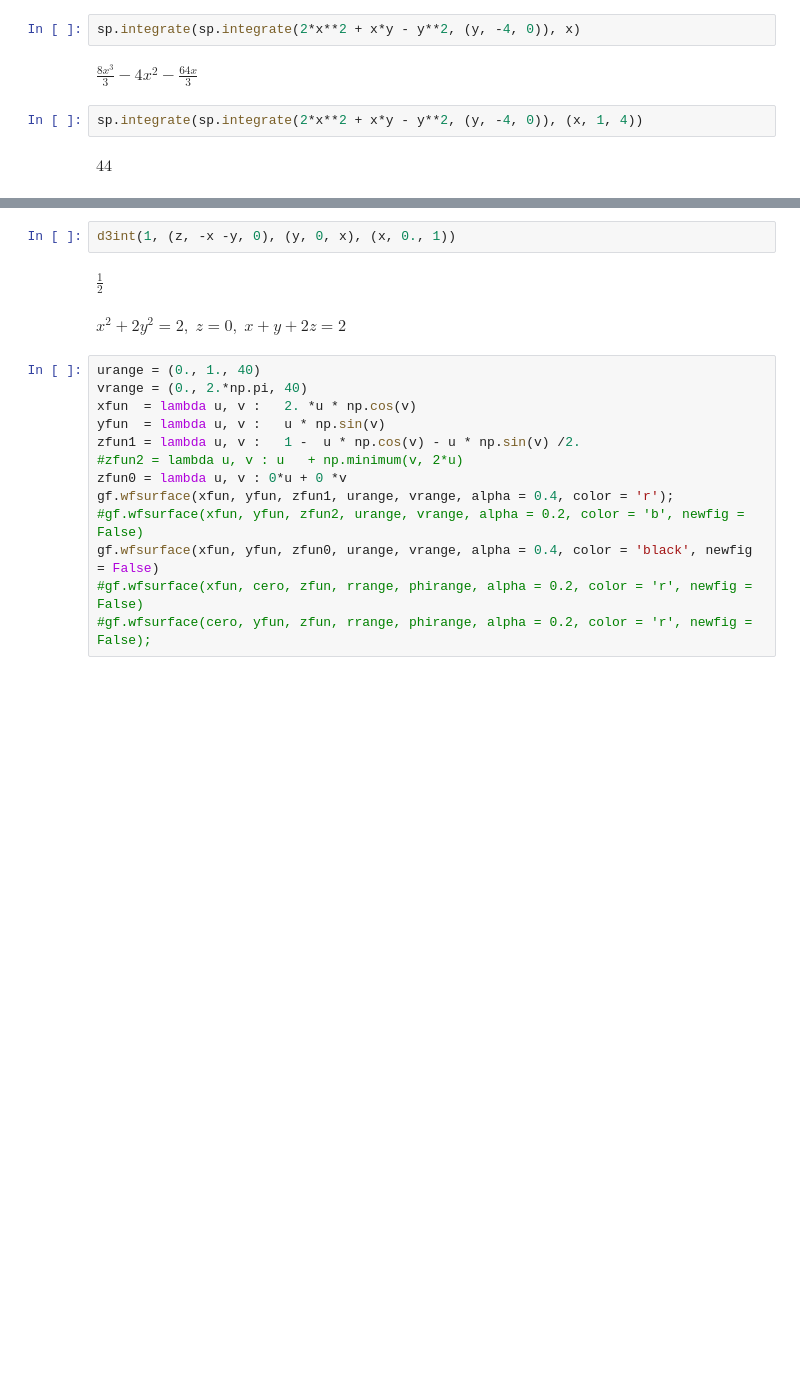
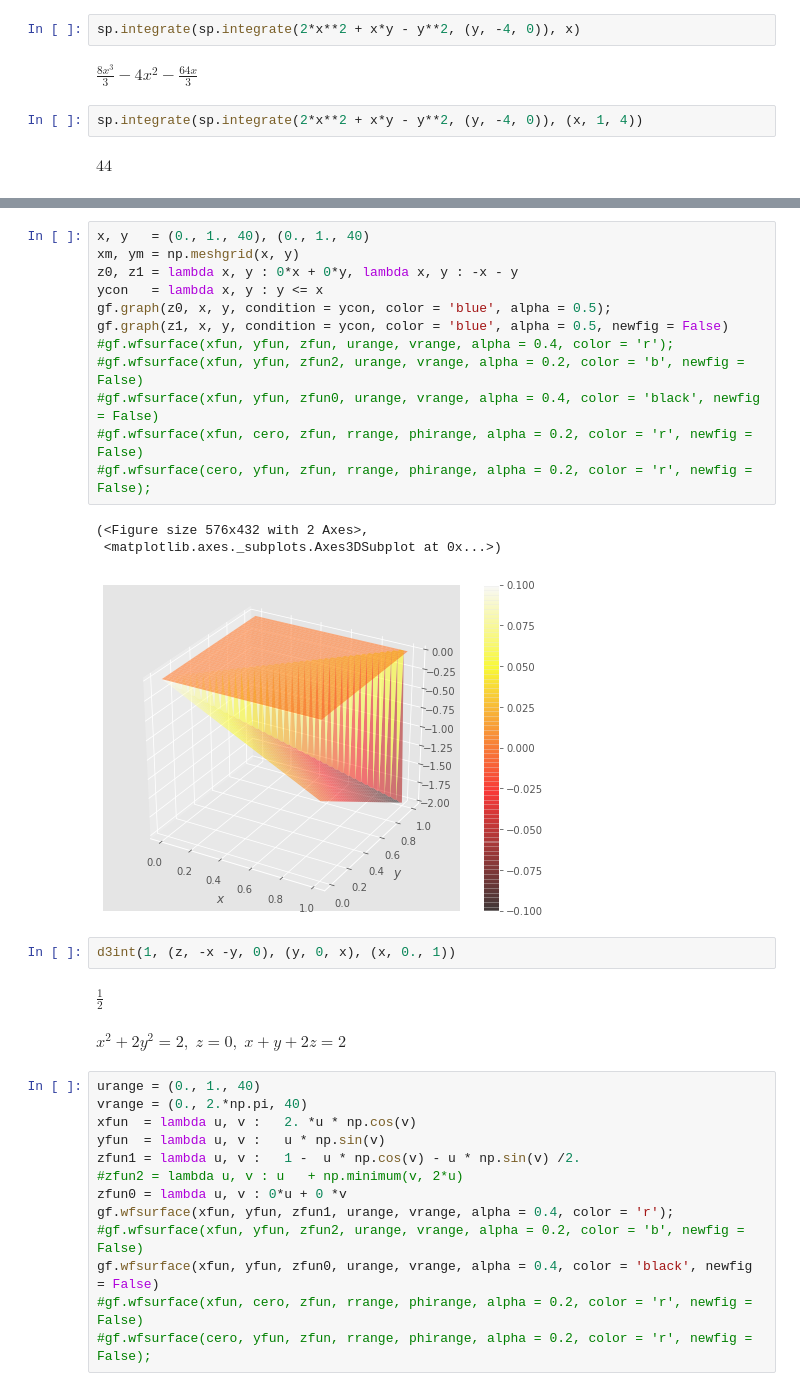
Before and after one commit to jahernando/USC-MMIII, a Jupyter notebook: follas/folla_vii.ipynb, the cells around one changed output, grey strips where cells are left out. Drawn from its saved outputs; the diff is of its cells as text; blank space fills up the shorter version.

```diff
--- a/follas/folla_vii.ipynb
+++ b/follas/folla_vii.ipynb
@@ -578,3 +585,19 @@ $\displaystyle 44$
+# %%
+x, y   = (0., 1., 40), (0., 1., 40)
+xm, ym = np.meshgrid(x, y)
+z0, z1 = lambda x, y : 0*x + 0*y, lambda x, y : -x - y
+ycon   = lambda x, y : y <= x
+gf.graph(z0, x, y, condition = ycon, color = 'blue', alpha = 0.5);
+gf.graph(z1, x, y, condition = ycon, color = 'blue', alpha = 0.5, newfig = False)
+#gf.wfsurface(xfun, yfun, zfun, urange, vrange, alpha = 0.4, color = 'r');
+#gf.wfsurface(xfun, yfun, zfun2, urange, vrange, alpha = 0.2, color = 'b', newfig = False)
+#gf.wfsurface(xfun, yfun, zfun0, urange, vrange, alpha = 0.4, color = 'black', newfig = False)
+#gf.wfsurface(xfun, cero, zfun, rrange, phirange, alpha = 0.2, color = 'r', newfig = False)
+#gf.wfsurface(cero, yfun, zfun, rrange, phirange, alpha = 0.2, color = 'r', newfig = False);
+# %% [output]
+(<Figure size 576x432 with 2 Axes>,
+ <matplotlib.axes._subplots.Axes3DSubplot at 0x...>)
+[figure, added]
 # %%
 d3int(1, (z, -x -y, 0), (y, 0, x), (x, 0., 1))
 # %% [output]
```
Also changed, not shown: parts of 5 cells of this notebook, 1 other file.
